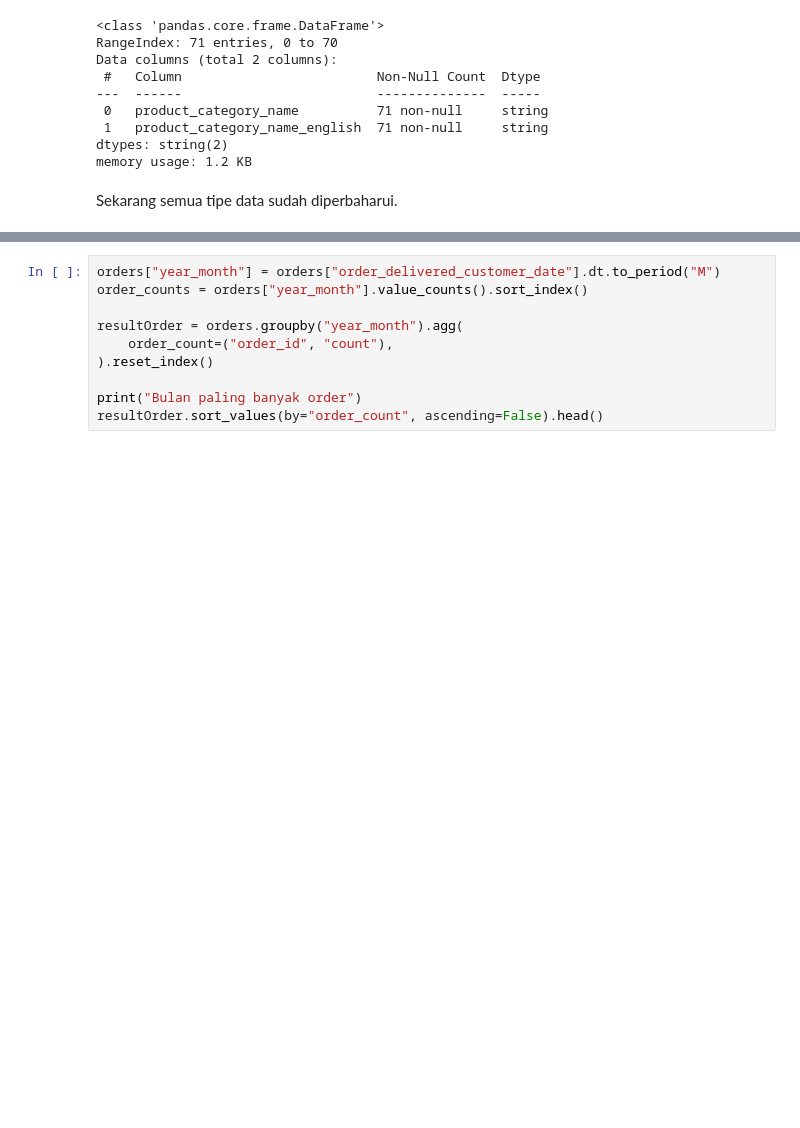
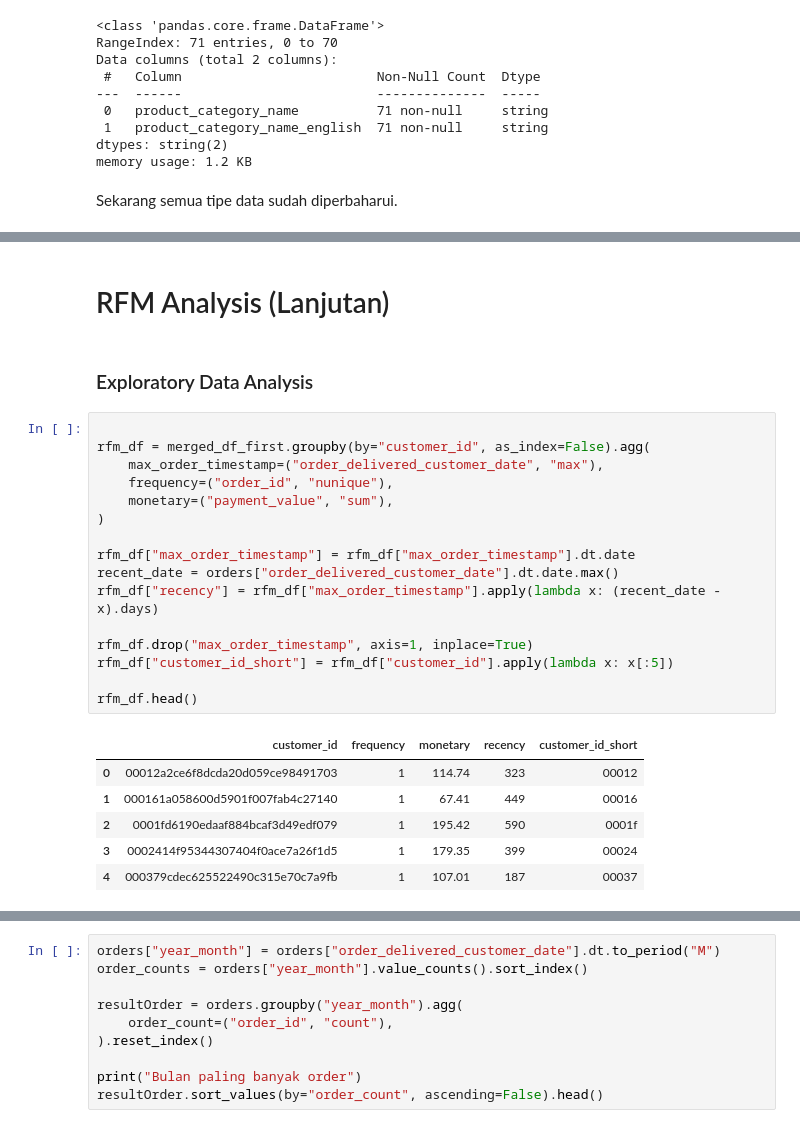
Before and after one commit to ridhoandml/ecommerce-data, a Jupyter notebook: notebook.ipynb, the cells around one changed output, grey strips where cells are left out. Cells and saved outputs as stored; diff of their text form; blank space fills up the shorter version.

```diff
--- a/notebook.ipynb
+++ b/notebook.ipynb
@@ -742,0 +893,27 @@ Proses eksplorasi data-data yang sudah dibersihkan dan diperbaiki
+# %% [markdown]
+# RFM Analysis (Lanjutan)
+# %% [markdown]
+### Exploratory Data Analysis
+# %%
+
+rfm_df = merged_df_first.groupby(by="customer_id", as_index=False).agg(
+	max_order_timestamp=("order_delivered_customer_date", "max"),
+	frequency=("order_id", "nunique"),
+	monetary=("payment_value", "sum"),
+)
+
+rfm_df["max_order_timestamp"] = rfm_df["max_order_timestamp"].dt.date
+recent_date = orders["order_delivered_customer_date"].dt.date.max()
+rfm_df["recency"] = rfm_df["max_order_timestamp"].apply(lambda x: (recent_date - x).days)
+
+rfm_df.drop("max_order_timestamp", axis=1, inplace=True)
+rfm_df["customer_id_short"] = rfm_df["customer_id"].apply(lambda x: x[:5])
+
+rfm_df.head()
+# %% [output]
+|  | customer_id | frequency | monetary | recency | customer_id_short |
+| 0 | 00012a2ce6f8dcda20d059ce98491703 | 1 | 114.74 | 323 | 00012 |
+| 1 | 000161a058600d5901f007fab4c27140 | 1 | 67.41 | 449 | 00016 |
+| 2 | 0001fd6190edaaf884bcaf3d49edf079 | 1 | 195.42 | 590 | 0001f |
+| 3 | 0002414f95344307404f0ace7a26f1d5 | 1 | 179.35 | 399 | 00024 |
+| 4 | 000379cdec625522490c315e70c7a9fb | 1 | 107.01 | 187 | 00037 |
```
Also changed, not shown: parts of 81 cells of this notebook, 2 other files.
